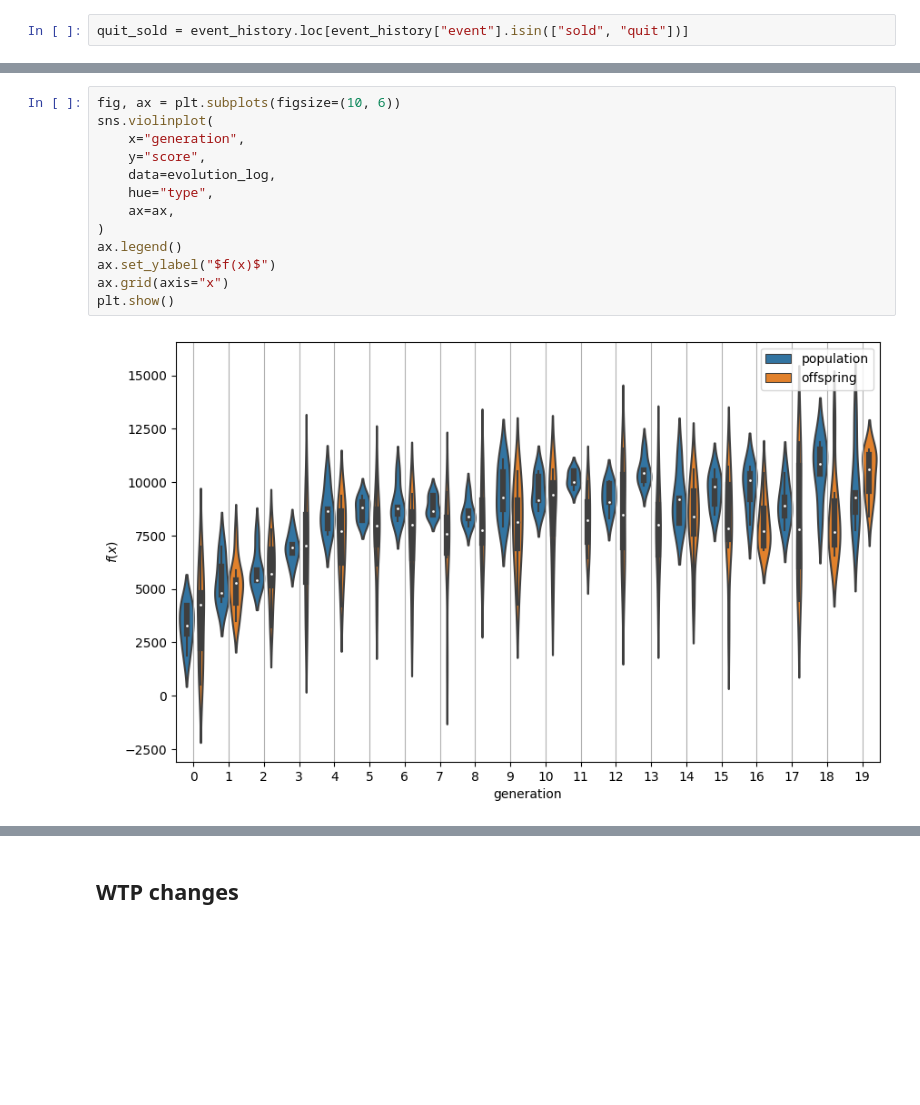
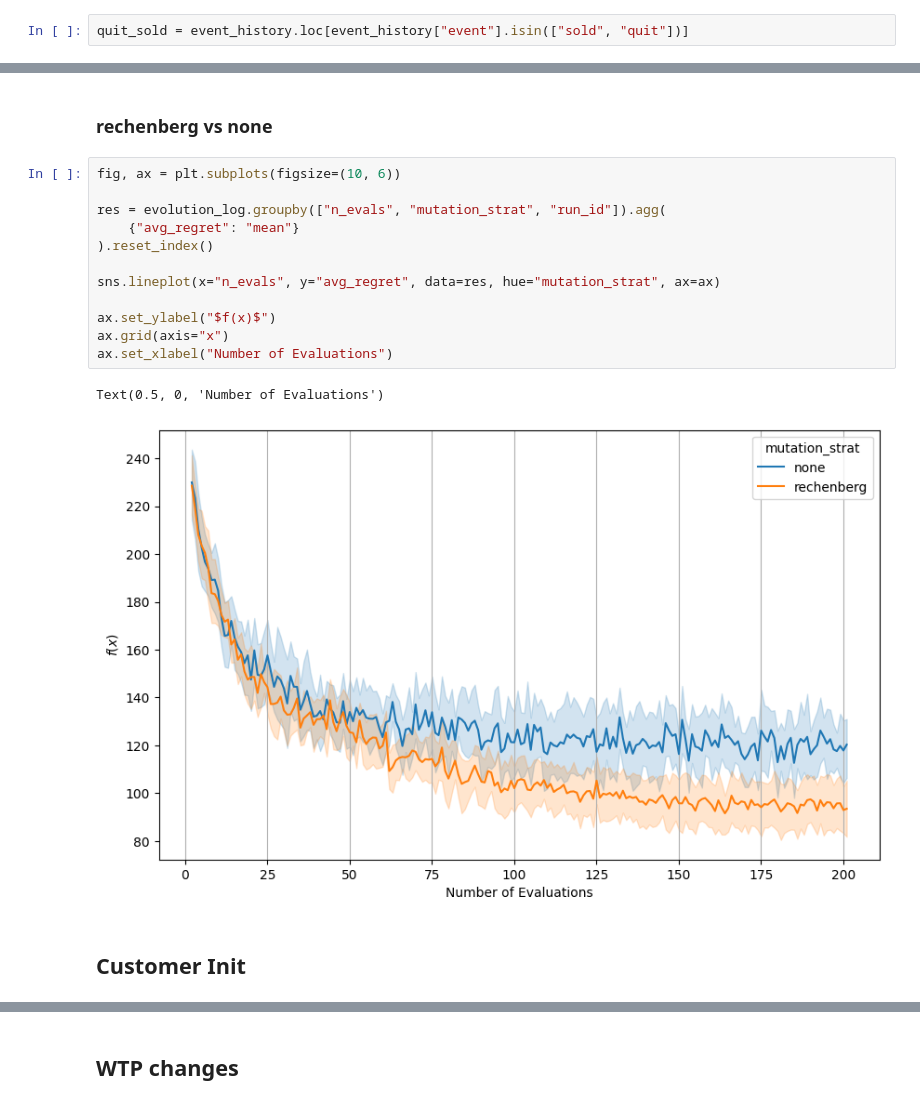
Before and after one commit to LaurinBrechter/personalized-pricing, a Jupyter notebook: results/results_analysis.ipynb, the cells around one changed output, grey strips where cells are left out. Cells and saved outputs as stored; diff of their text form; blank space fills up the shorter version.

```diff
--- a/results/results_analysis.ipynb
+++ b/results/results_analysis.ipynb
@@ -53,18 +83,22 @@ plt.legend()
+# %% [markdown]
+### rechenberg vs none
 # %%
 fig, ax = plt.subplots(figsize=(10, 6))
-sns.violinplot(
-    x="generation",
-    y="score",
-    data=evolution_log,
-    hue="type",
-    ax=ax,
-)
-ax.legend()
+
+res = evolution_log.groupby(["n_evals", "mutation_strat", "run_id"]).agg(
+    {"avg_regret": "mean"}
+).reset_index()
+
+sns.lineplot(x="n_evals", y="avg_regret", data=res, hue="mutation_strat", ax=ax)
+
 ax.set_ylabel("$f(x)$")
 ax.grid(axis="x")
-plt.show()
+ax.set_xlabel("Number of Evaluations")
 # %% [output]
+Text(0.5, 0, 'Number of Evaluations')
-[figure, old version]
+[figure, new version]
+# %% [markdown]
+## Customer Init
 # %%
 customers = event_history.drop_duplicates(subset=["customer"])
 
```
Also changed, not shown: parts of 11 cells of this notebook, 5 other files.
